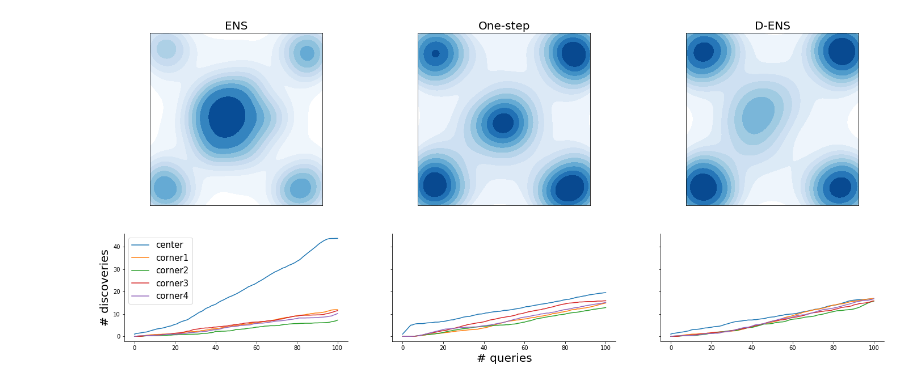
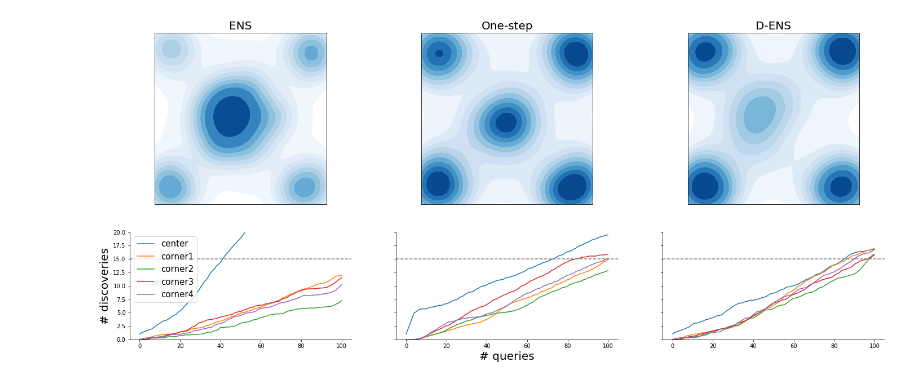
Before and after one commit to KrisNguyen135/diverse_as, a Jupyter notebook: notebooks/Square/KDE and counts.ipynb, the cells around one changed output. Saved outputs shown, nothing was run; the diff lists cells and outputs as text; code cells hidden in the pictures.

```diff
--- a/notebooks/Square/KDE and counts.ipynb
+++ b/notebooks/Square/KDE and counts.ipynb
@@ -70,6 +72,8 @@ assert np.all(queried_xs != -1)
 assert np.all(class_counts != -1)
 # %%
 fontsize = 20
+
+cutoff = 15
 
 fig, ax = plt.subplots(
     2,
@@ -86,32 +90,35 @@ for i, (policy, name) in enumerate(zip(policies, names)):
         ax=ax[0, i],
         fill=True,
         cmap="Blues"
     )
 
     ax[0, i].set_xlim(0, 1)
     ax[0, i].set_ylim(0, 1)
     ax[0, i].set_xticklabels([])
     ax[0, i].set_xticks([])
     ax[0, i].set_yticklabels([])
     ax[0, i].set_yticks([])
     ax[0, i].set_aspect('equal', 'box')
 
     for c in range(1, n_classes):
         ax[1, i].plot(
             class_counts[i, :, :, c].mean(axis=0),
             c=f"C{c - 1}",
             label=class_names[c - 1]
         )
 
     ax[0, i].set_title(name, fontsize=fontsize)
     # ax[1, i].set_xlabel("# queries", fontsize=fontsize)
     ax[1, i].spines['right'].set_visible(False)
     ax[1, i].spines['top'].set_visible(False)
+    ax[1, i].axhline(cutoff, c="gray", linestyle="--")
 
 ax[1, len(policies) // 2].set_xlabel("# queries", fontsize=fontsize)
 ax[1, 0].set_ylabel("# discoveries", fontsize=fontsize)
+ax[1, 0].set_ylim((0, 20))
 ax[1, 0].legend(loc="upper left", fontsize=15)
 
-plt.show()
+# plt.show()
+tikzplotlib.save("square.tex")
 # %% [output]
-[figure, old version]
+[figure, new version]
```
Also changed, not shown: parts of 2 cells of this notebook, 15 other files.
